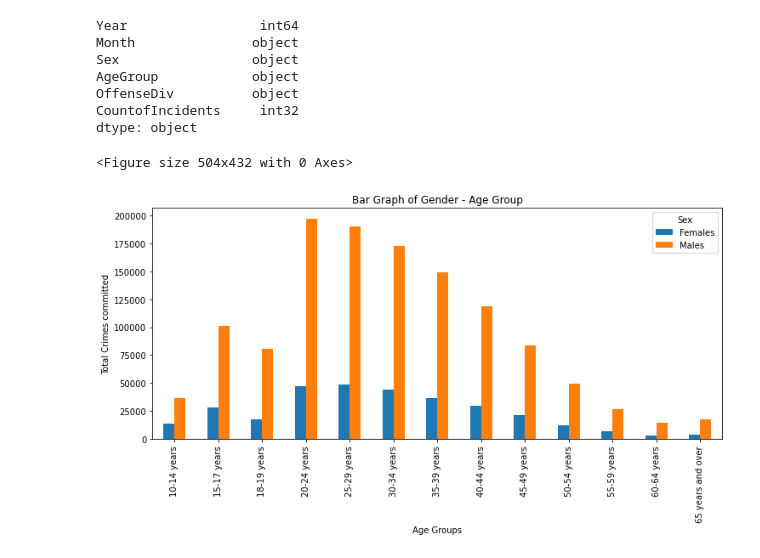
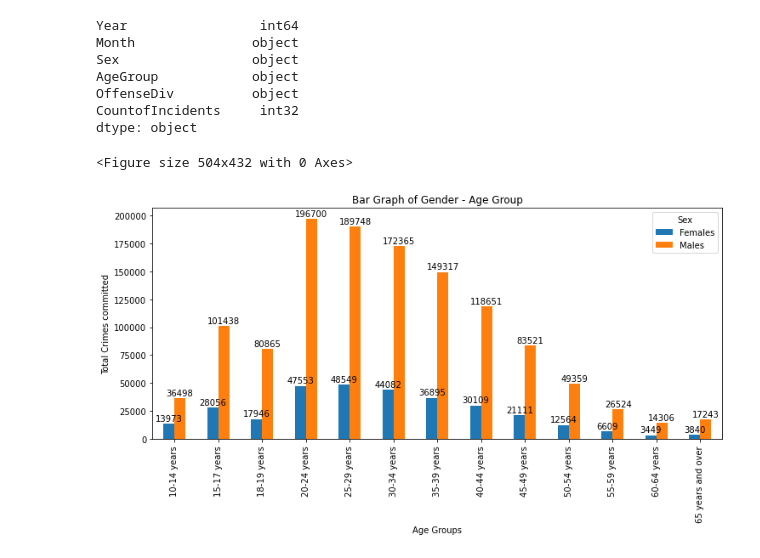
Before and after one commit to amir-motlagh/Project-01, a Jupyter notebook: crime_age_group/Project_01_Final.ipynb, the cells around one changed output. Drawn from its saved outputs; the diff is of its cells as text; code cells hidden in the pictures.

```diff
--- a/crime_age_group/Project_01_Final.ipynb
+++ b/crime_age_group/Project_01_Final.ipynb
@@ -56,24 +56,24 @@ dtype: object
 # %%
 # graph 1
 gender = df.groupby(['AgeGroup', 'Sex']).CountofIncidents.sum().unstack()
 plt.rcParams["figure.figsize"] = (12, 5)
 plt.figure(figsize=(7, 6))
 #plotting a bar graph
 ax = gender.plot(kind='bar')
 ax.set_title("Bar Graph of Gender - Age Group", y = 1)
 ax.set_xlabel('Age Groups')
 ax.set_ylabel('Total Crimes committed')
 
-# for rect in ax.patches:
-#     y_value = rect.get_height()
-#     x_value = rect.get_x() + rect.get_width() / 2
-#     space = 1
-#     label = format(y_value)
-#     #formatting labels and the values
-#     ax.annotate(label, (x_value, y_value), xytext=(0, space), textcoords="offset points", ha='center', va='bottom')
+for rect in ax.patches:
+    y_value = rect.get_height()
+    x_value = rect.get_x() + rect.get_width() / 2
+    space = 1
+    label = format(y_value)
+    #formatting labels and the values
+    ax.annotate(label, (x_value, y_value), xytext=(0, space), textcoords="offset points", ha='center', va='bottom')
 
-plt.savefig("Fig1__Gender_Age_Group.png")
+# plt.savefig("Fig1__Gender_Age_Group.png")
 plt.show()
 # %% [output]
 <Figure size 504x432 with 0 Axes>
-[figure, old version]
+[figure, new version]
```
Also changed, not shown: parts of 4 cells of this notebook, 1 other file.
